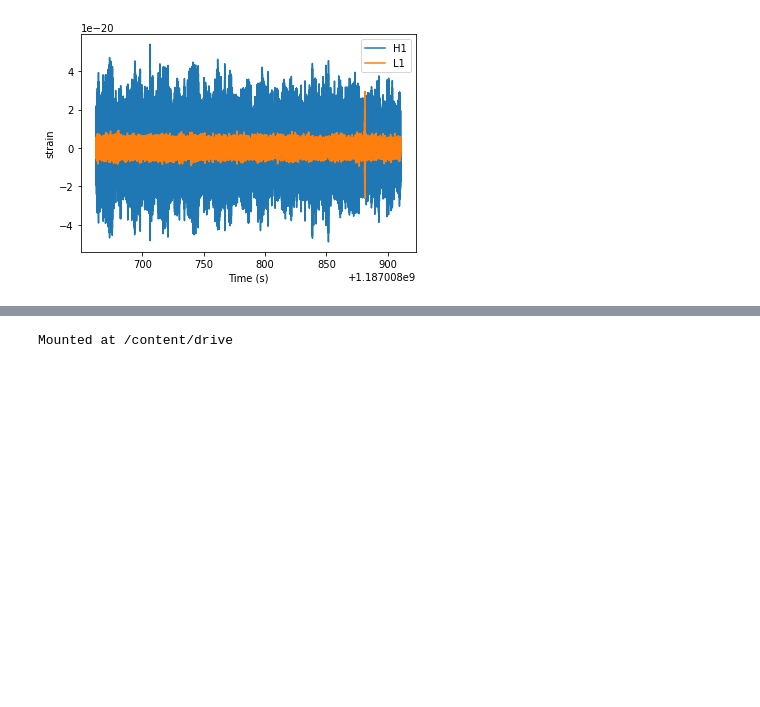
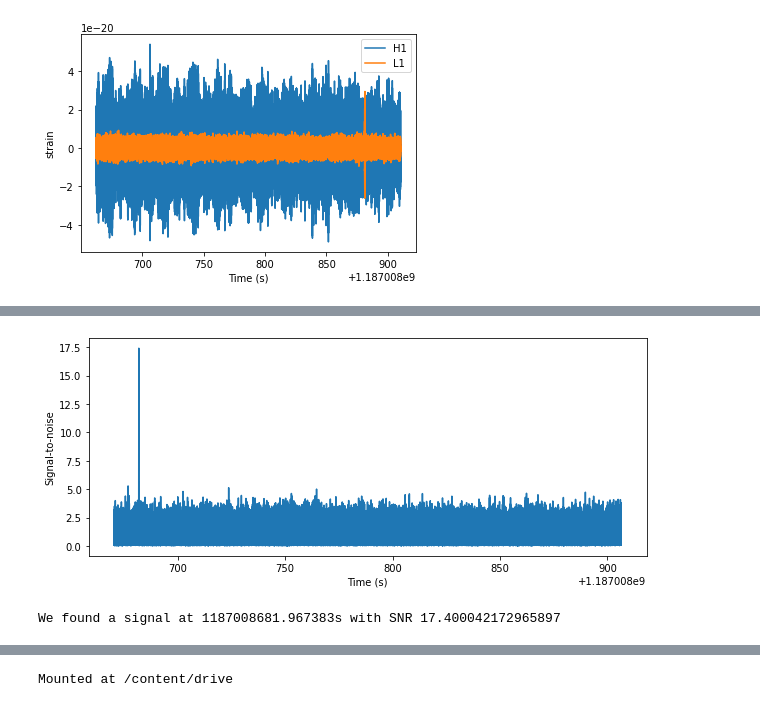
Before and after one commit to tsiligardi/PRA3024-Analysis-of-big-data-in-physics, a Jupyter notebook: GWDA.ipynb, the cells around one changed output, grey strips where cells are left out. Drawn from its saved outputs; the diff is of its cells as text; code cells hidden in the pictures; blank space fills up the shorter version.

```diff
--- a/GWDA.ipynb
+++ b/GWDA.ipynb
@@ -84,0 +183,35 @@ pylab.show()
+# %%
+#Now I need to recreate my template using the mass that gives the minimum signal-to-noise ratio
+# which I found in the previous part.
+conditioned = strain['H1']
+hp, hc = get_td_waveform(approximant="TaylorT2",
+                     mass1=1.10,
+                     mass2=1.10,
+                     delta_t=conditioned.delta_t,
+                     f_lower=15)
+
+hp.resize(len(conditioned))
+template = hp .cyclic_time_shift(hp.start_time)
+# %%
+#Now I can fit the new template to the data, to see when the SNR peak happens
+ifo = 'L1'
+
+conditioned = strain[ifo]
+snr = matched_filter(template, conditioned,
+                     psd=psds[ifo] , low_frequency_cutoff=20)
+snr = snr.crop(4 + 4, 4)
+pylab.figure(figsize=[10, 4])
+pylab.plot(snr.sample_times, abs(snr))
+pylab.ylabel('Signal-to-noise')
+pylab.xlabel('Time (s)')
+pylab.show()
+
+peak = abs(snr).numpy().argmax()
+snrp = snr[peak]
+time = snr.sample_times[peak]
+
+print("We found a signal at {}s with SNR {}".format(time,
+                                                    abs(snrp)))
+# %% [output]
+[figure, added]
+We found a signal at 1187008681.967383s with SNR 17.400042172965897
```
Also changed, not shown: parts of 15 cells of this notebook.
